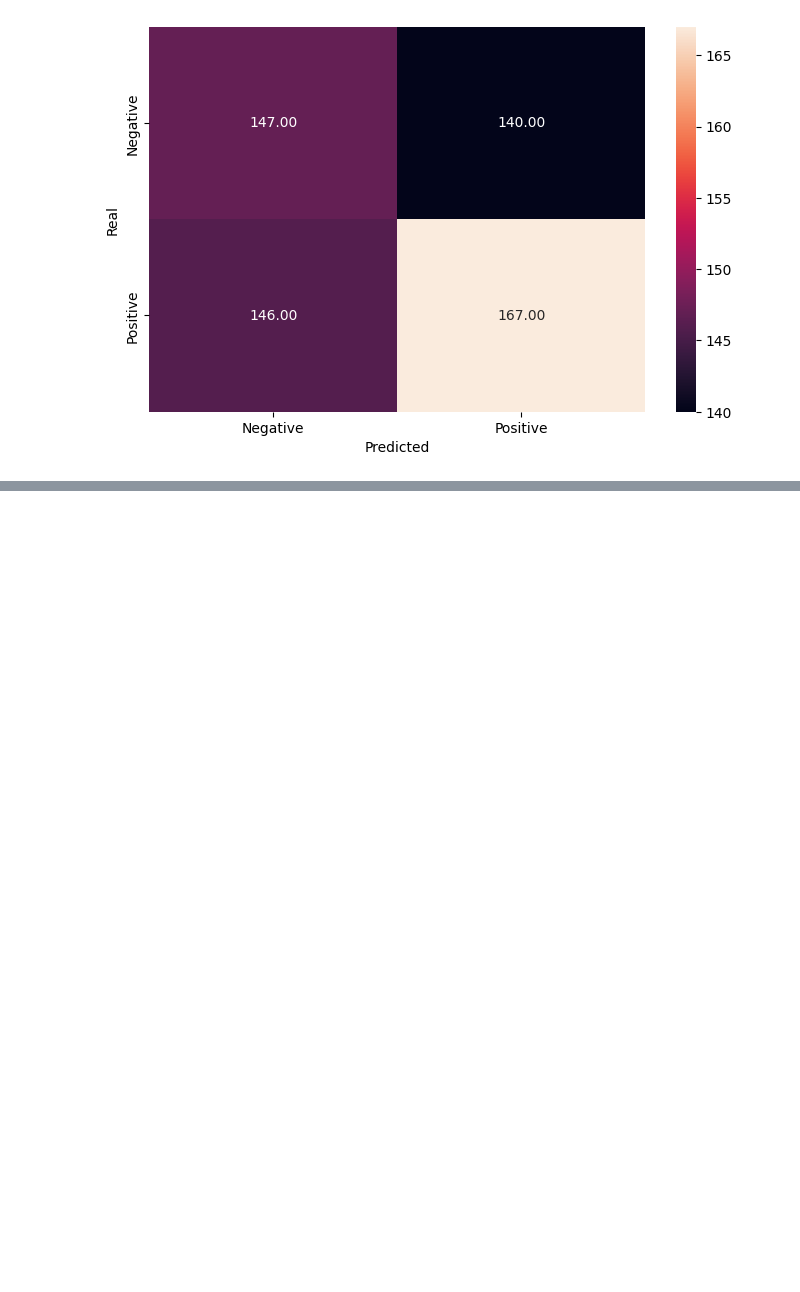
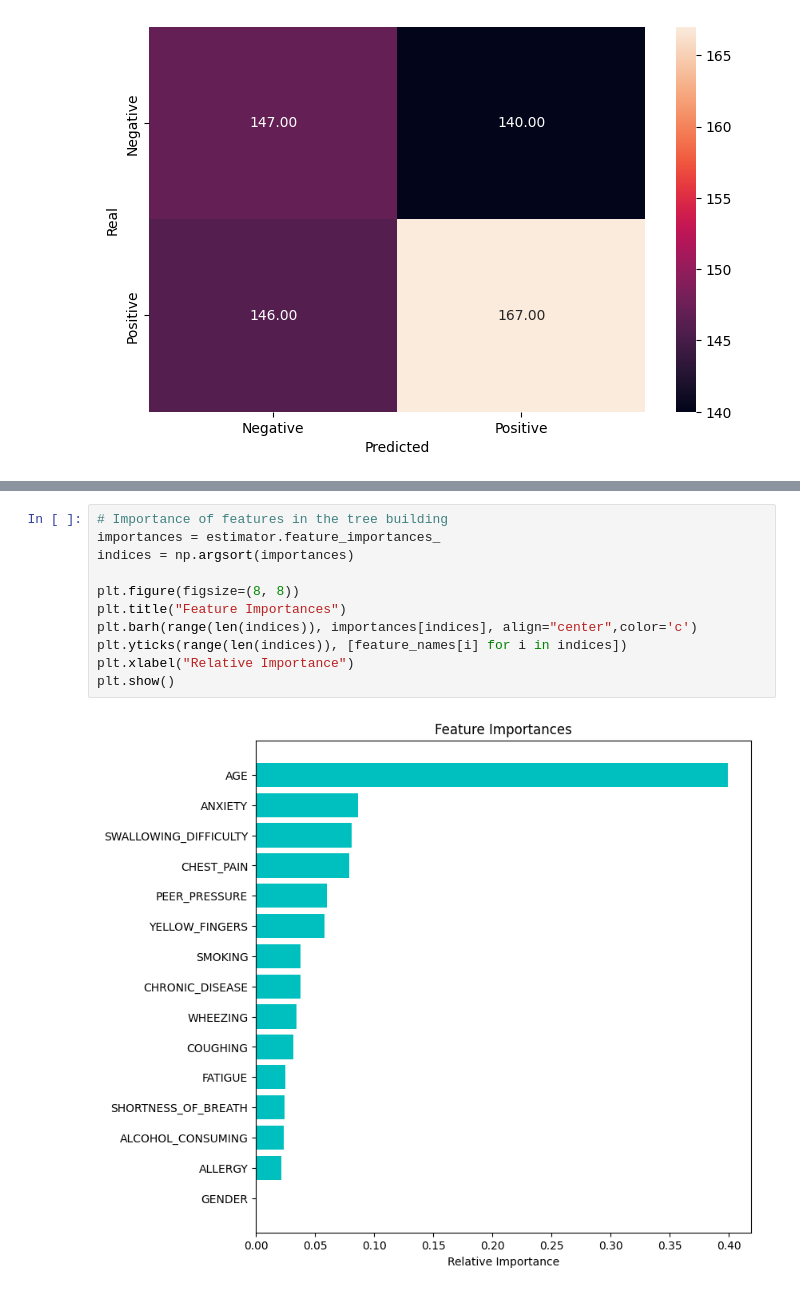
Before and after one commit to SergioDLezama/Lung-Cancer-Prediction-ML, a Jupyter notebook: main.ipynb, the cells around one changed output, grey strips where cells are left out. Saved outputs shown, nothing was run; the diff lists cells and outputs as text; blank space fills up the shorter version.

```diff
--- a/main.ipynb
+++ b/main.ipynb
@@ -342,0 +396,13 @@ weighted avg       0.52      0.52      0.52       600
+# %%
+# Importance of features in the tree building
+importances = estimator.feature_importances_
+indices = np.argsort(importances)
+
+plt.figure(figsize=(8, 8))
+plt.title("Feature Importances")
+plt.barh(range(len(indices)), importances[indices], align="center",color='c')
+plt.yticks(range(len(indices)), [feature_names[i] for i in indices])
+plt.xlabel("Relative Importance")
+plt.show()
+# %% [output]
+[figure, added]
```
Also changed, not shown: parts of 64 cells of this notebook.
